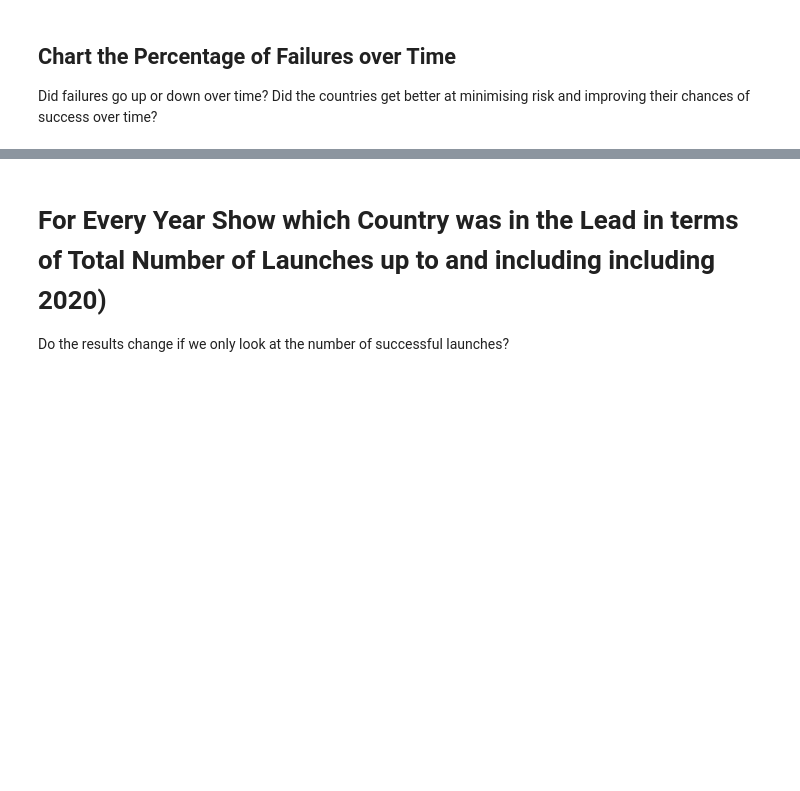
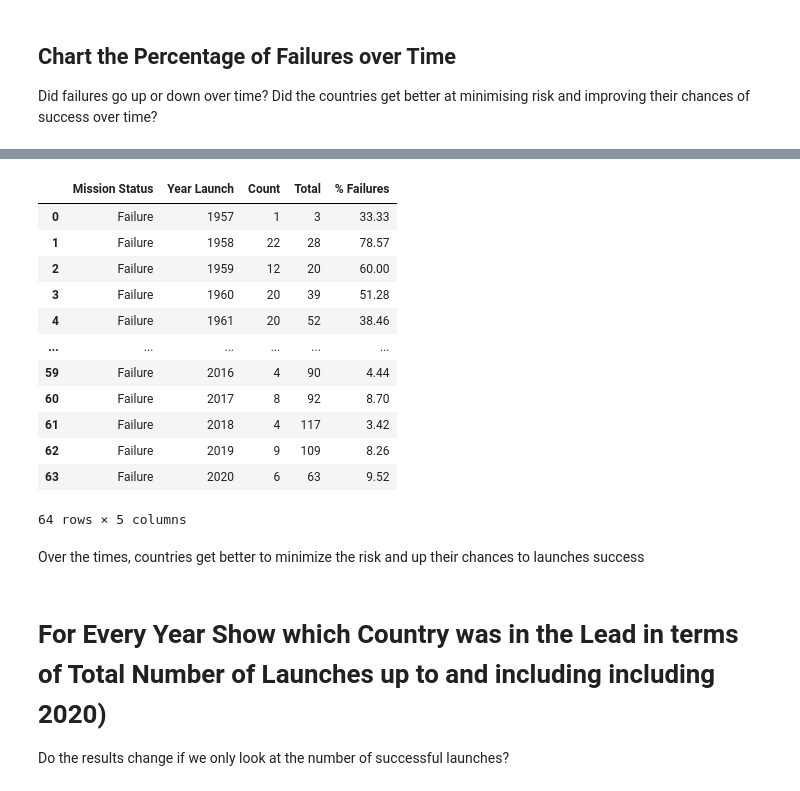
Before and after one commit to Tanguy9862/Python-Project, a Jupyter notebook: 01. Data Science/00. Space Race/Space_Missions_Analysis_(start).ipynb, the cells around one changed output, grey strips where cells are left out. Saved outputs shown, nothing was run; the diff lists cells and outputs as text; code cells hidden in the pictures; blank space fills up the shorter version.

```diff
--- a/01. Data Science/00. Space Race/Space_Missions_Analysis_(start).ipynb
+++ b/01. Data Science/00. Space Race/Space_Missions_Analysis_(start).ipynb
@@ -786,2 +1009,7 @@ Hint: Remember to include former Soviet Republics like Kazakhstan when analysing
 # %% [markdown]
 ## Chart the Total Number of Mission Failures Year on Year.
+# %%
+failures_year = df_data.loc[df_data['Mission_Status_Binary'] == 'Failure']
+failures_year = failures_year.groupby(['Mission_Status_Binary', 'Year Launch']).count()
+failures_year = failures_year.drop(failures_year.columns.difference(['Organisation']), axis=1).rename(columns={'Organisation': 'Count'}).reset_index()
+failures_year
@@ -789,3 +1057,5 @@ Hint: Remember to include former Soviet Republics like Kazakhstan when analysing
 ## Chart the Percentage of Failures over Time
 
 Did failures go up or down over time? Did the countries get better at minimising risk and improving their chances of success over time?
+# %%
+df_launch_per_year = df_launch_per_year.rename(columns={'Count': 'Total'}).reset_index()
@@ -791,0 +1082,19 @@ Did failures go up or down over time? Did the countries get better at minimising
+# %%
+percentages_failures = failures_year.merge(right=df_launch_per_year, how='inner', on='Year Launch')
+percentages_failures['% Failures'] = (percentages_failures['Count']/percentages_failures['Total'])*100
+percentages_failures = percentages_failures.rename(columns={'Mission_Status_Binary': 'Mission Status'})
+percentages_failures
+# %% [output]
+|  | Mission Status | Year Launch | Count | Total | % Failures |
+| 0 | Failure | 1957 | 1 | 3 | 33.33 |
+| 1 | Failure | 1958 | 22 | 28 | 78.57 |
+| 2 | Failure | 1959 | 12 | 20 | 60.00 |
+| 3 | Failure | 1960 | 20 | 39 | 51.28 |
+| 4 | Failure | 1961 | 20 | 52 | 38.46 |
+| ... | ... | ... | ... | ... | ... |
+| 59 | Failure | 2016 | 4 | 90 | 4.44 |
+| 60 | Failure | 2017 | 8 | 92 | 8.70 |
+| 61 | Failure | 2018 | 4 | 117 | 3.42 |
+| 62 | Failure | 2019 | 9 | 109 | 8.26 |
+| 63 | Failure | 2020 | 6 | 63 | 9.52 |
+64 rows × 5 columns
@@ -792,3 +1145,5 @@ Did failures go up or down over time? Did the countries get better at minimising
+# %% [markdown]
+Over the times, countries get better to minimize the risk and up their chances to launches success
 # %% [markdown]
 # For Every Year Show which Country was in the Lead in terms of Total Number of Launches up to and including including 2020)
 
```
Also changed, not shown: parts of 30 cells of this notebook.
